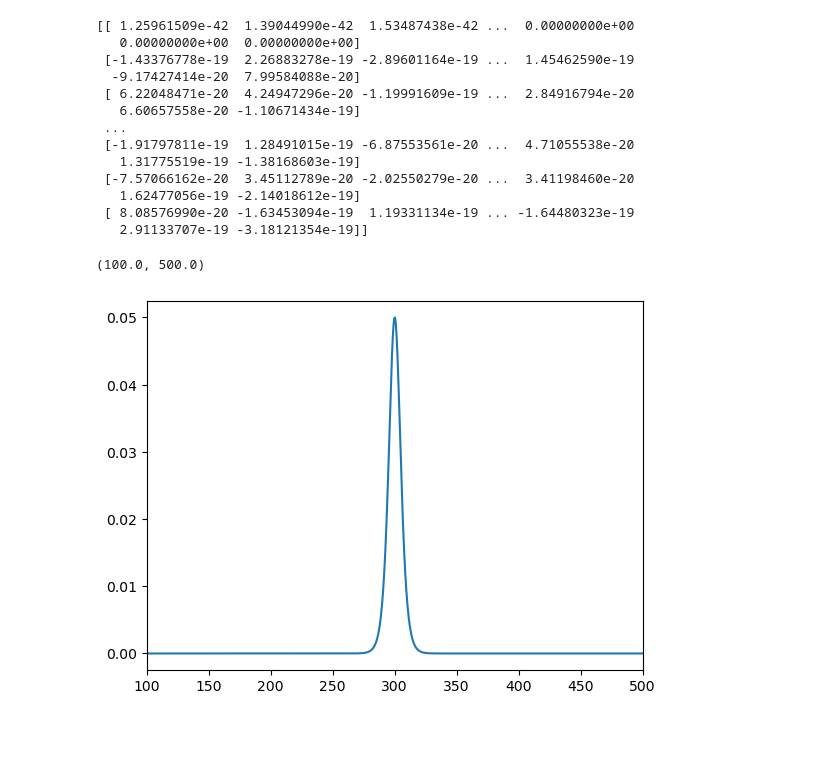
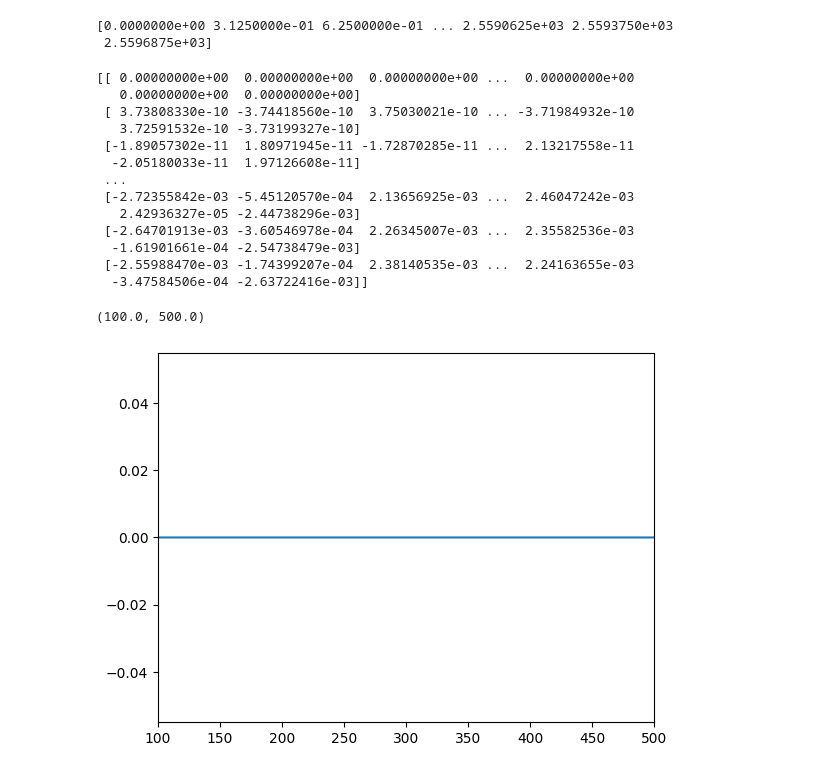
Before and after one commit to dszv/KdVB, a Jupyter notebook: ReadSol.ipynb, the cells around one changed output. Cells and saved outputs as stored; diff of their text form; code cells hidden in the pictures; blank space fills up the shorter version.

```diff
--- a/ReadSol.ipynb
+++ b/ReadSol.ipynb
@@ -1,7 +1,7 @@
 # %%
 import numpy as np
 ls = 2**13
-data = np.fromfile('soliton.bin')
+data = np.fromfile('phi1.bin')
 lt = np.shape(data)[0]//(3*ls)
 # data = data.reshape(ls*lt, 3)
 data = data.reshape(np.shape(data)[0]//3, 3)
@@ -61,24 +28,29 @@ with np.printoptions(threshold=np.inf):
+# %%
+print(radius)
+# %% [output]
+[0.0000000e+00 3.1250000e-01 6.2500000e-01 ... 2.5590625e+03 2.5593750e+03
+ 2.5596875e+03]
 # %%
 print(field)
 # %% [output]
-[[ 1.25961509e-42  1.39044990e-42  1.53487438e-42 ...  0.00000000e+00
+[[ 0.00000000e+00  0.00000000e+00  0.00000000e+00 ...  0.00000000e+00
    0.00000000e+00  0.00000000e+00]
- [-1.43376778e-19  2.26883278e-19 -2.89601164e-19 ...  1.45462590e-19
-  -9.17427414e-20  7.99584088e-20]
- [ 6.22048471e-20  4.24947296e-20 -1.19991609e-19 ...  2.84916794e-20
-   6.60657558e-20 -1.10671434e-19]
+ [ 3.73808330e-10 -3.74418560e-10  3.75030021e-10 ... -3.71984932e-10
+   3.72591532e-10 -3.73199327e-10]
+ [-1.89057302e-11  1.80971945e-11 -1.72870285e-11 ...  2.13217558e-11
+  -2.05180033e-11  1.97126608e-11]
  ...
- [-1.91797811e-19  1.28491015e-19 -6.87553561e-20 ...  4.71055538e-20
-   1.31775519e-19 -1.38168603e-19]
- [-7.57066162e-20  3.45112789e-20 -2.02550279e-20 ...  3.41198460e-20
-   1.62477056e-19 -2.14018612e-19]
- [ 8.08576990e-20 -1.63453094e-19  1.19331134e-19 ... -1.64480323e-19
-   2.91133707e-19 -3.18121354e-19]]
+ [-2.72355842e-03 -5.45120570e-04  2.13656925e-03 ...  2.46047242e-03
+   2.42936327e-05 -2.44738296e-03]
+ [-2.64701913e-03 -3.60546978e-04  2.26345007e-03 ...  2.35582536e-03
+  -1.61901661e-04 -2.54738479e-03]
+ [-2.55988470e-03 -1.74399207e-04  2.38140535e-03 ...  2.24163655e-03
+  -3.47584506e-04 -2.63722416e-03]]
 # %%
 import matplotlib.pyplot as pl
 pl.plot(radius[:], field[0,:])
-pl.xlim(100,500)
+pl.xlim(100,500)|
 # %% [output]
 (100.0, 500.0)
-[figure, old version]
+[figure, new version]
 # %%
```
Also changed, not shown: parts of 4 cells of this notebook, 7 other files.
